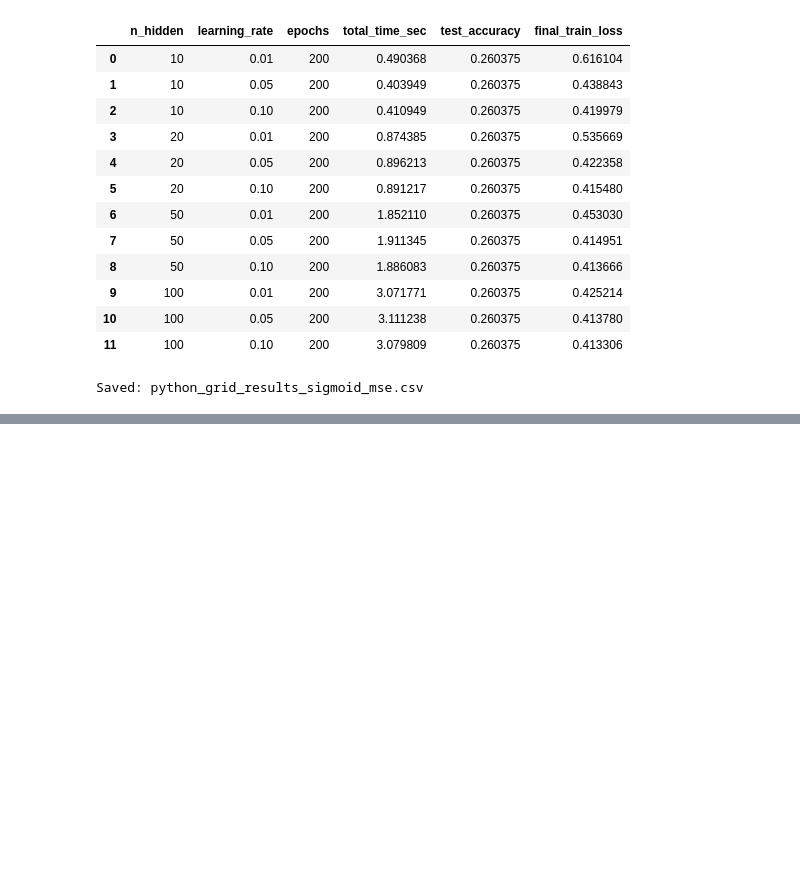
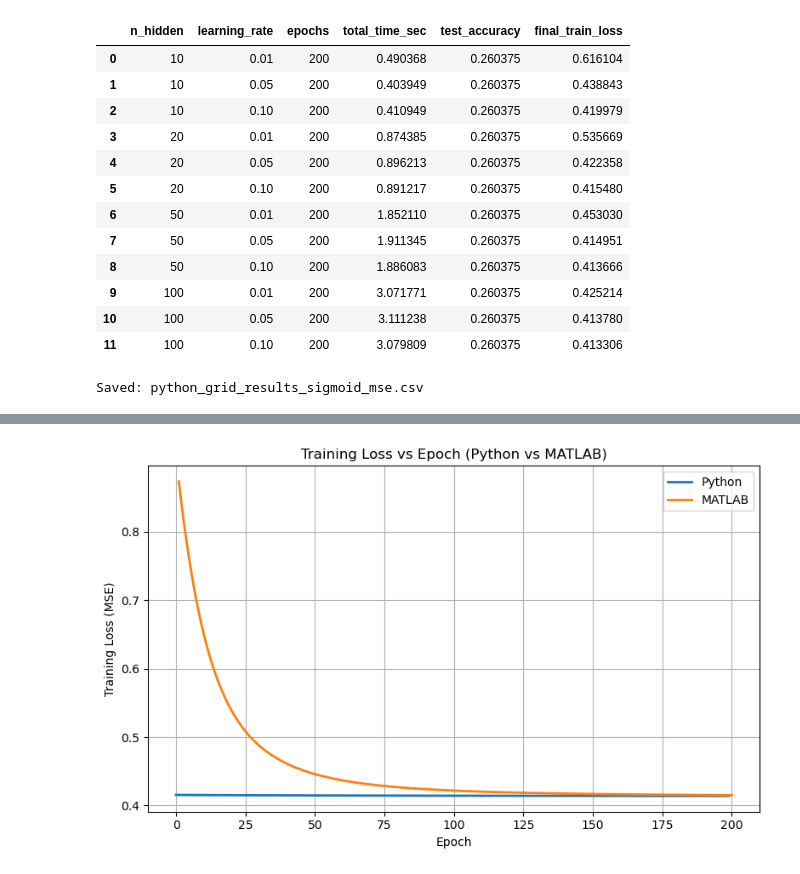
Before and after one commit to JoshNarindra/NN_Matlab_Py_Comparison, a Jupyter notebook: Untitled.ipynb, the cells around one changed output, grey strips where cells are left out. Saved outputs shown, nothing was run; the diff lists cells and outputs as text; code cells hidden in the pictures; blank space fills up the shorter version.

Commit message:
python code

```diff
--- a/Untitled.ipynb
+++ b/Untitled.ipynb
@@ -399,0 +427,28 @@ ValueError: x and y must have same first dimension, but have shapes (200,) and (
+# %%
+#Now we proceed to the training curve
+
+python_df = pd.read_csv("python_training_curve_results.csv")
+matlab_df = pd.read_csv("matlab_losses.csv")
+
+#This is the plot for the Loss vs Epoch
+plt.figure(figsize=(8,5))
+
+plt.plot(python_df["epoch"], python_df["train_loss"],
+         label="Python", linewidth=2)
+
+plt.plot(matlab_df["Epoch"], matlab_df["Loss"],
+         label="MATLAB", linewidth=2)
+
+plt.xlabel("Epoch")
+plt.ylabel("Training Loss (MSE)")
+plt.title("Training Loss vs Epoch (Python vs MATLAB)")
+
+plt.legend()
+plt.grid(True)
+
+plt.tight_layout()
+plt.savefig("python_vs_matlab_loss_vs_epoch.png", dpi=300)
+
+plt.show()
+# %% [output]
+[figure, added]
```
Also changed, not shown: parts of 6 cells of this notebook, 1 other file.
